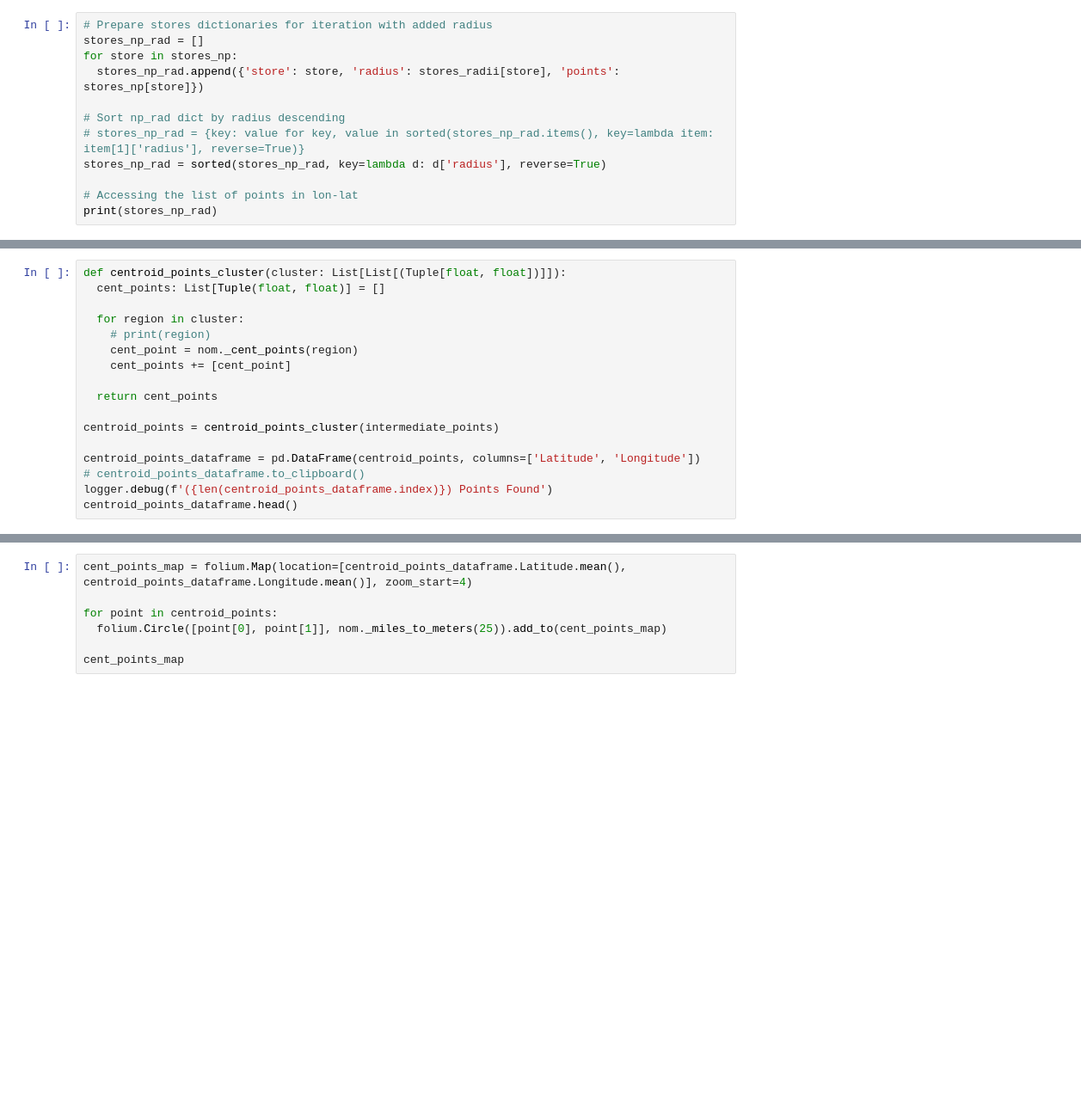
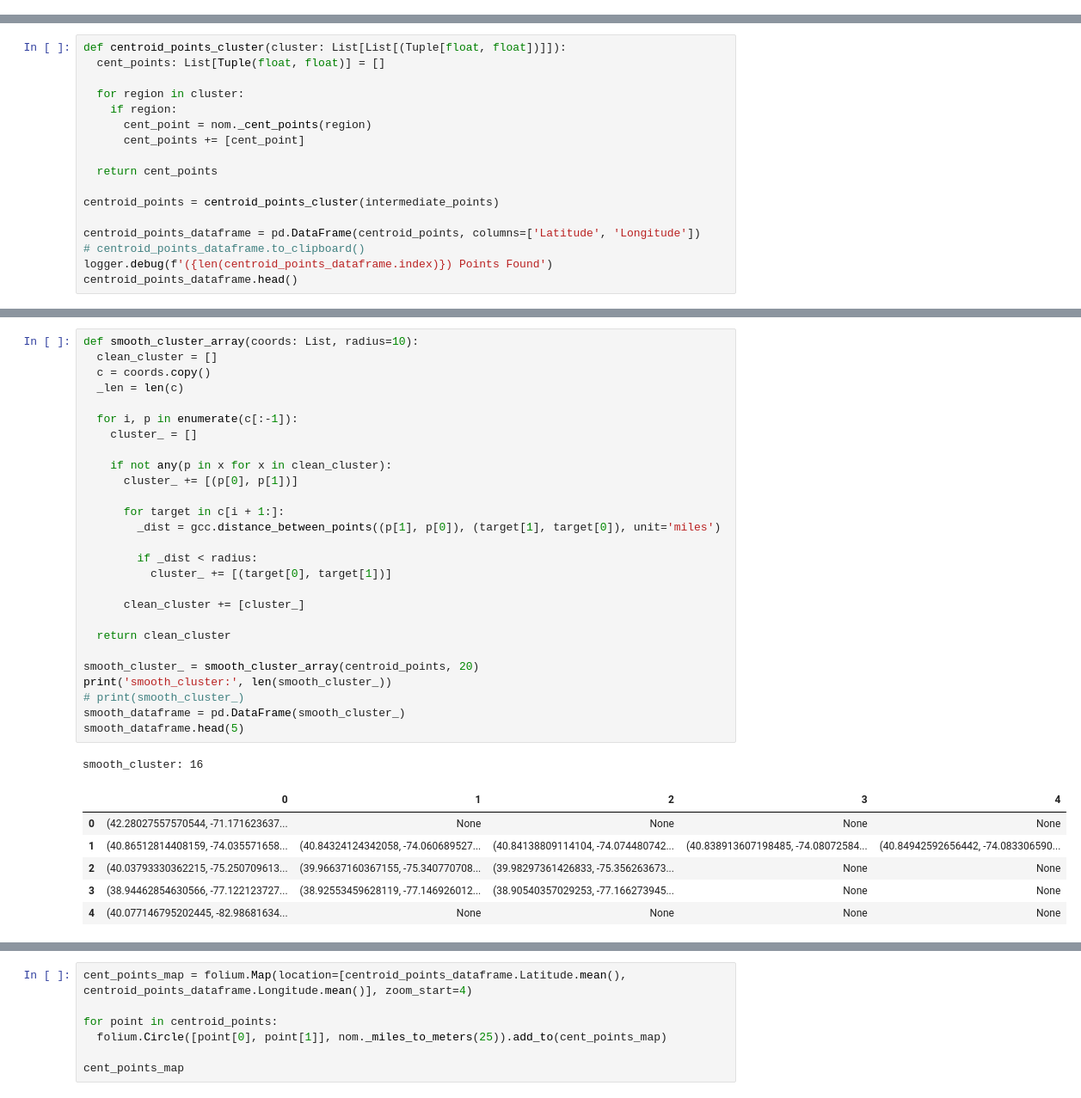
Before and after one commit to voxxtelum/penitent_nomad, a Jupyter notebook: jupyter/nomad_intersections.ipynb, the cells around one changed output, grey strips where cells are left out. Shown at 86% size. Drawn from its saved outputs; the diff is of its cells as text; blank space fills up the shorter version.

```diff
--- a/jupyter/nomad_intersections.ipynb
+++ b/jupyter/nomad_intersections.ipynb
@@ -180,12 +84,0 @@ numpy[Lon, Lat]: stores_np["micro"]
-# %%
-# Prepare stores dictionaries for iteration with added radius
-stores_np_rad = []
-for store in stores_np:
-  stores_np_rad.append({'store': store, 'radius': stores_radii[store], 'points': stores_np[store]})
-
-# Sort np_rad dict by radius descending
-# stores_np_rad = {key: value for key, value in sorted(stores_np_rad.items(), key=lambda item: item[1]['radius'], reverse=True)}
-stores_np_rad = sorted(stores_np_rad, key=lambda d: d['radius'], reverse=True)
-
-# Accessing the list of points in lon-lat
-print(stores_np_rad)
@@ -380,9 +186,9 @@ def centroid_points_cluster(cluster: List[List[(Tuple[float, float])]]):
   cent_points: List[Tuple(float, float)] = []
 
   for region in cluster:
-    # print(region)
-    cent_point = nom._cent_points(region)
-    cent_points += [cent_point]
+    if region:
+      cent_point = nom._cent_points(region)
+      cent_points += [cent_point]
 
   return cent_points
 
@@ -455,0 +224,35 @@ Center  (40.29407402407976, -80.52373596724539)
+# %%
+def smooth_cluster_array(coords: List, radius=10):
+  clean_cluster = []
+  c = coords.copy()
+  _len = len(c)
+
+  for i, p in enumerate(c[:-1]):
+    cluster_ = []
+
+    if not any(p in x for x in clean_cluster):
+      cluster_ += [(p[0], p[1])]
+
+      for target in c[i + 1:]:
+        _dist = gcc.distance_between_points((p[1], p[0]), (target[1], target[0]), unit='miles')
+
+        if _dist < radius:
+          cluster_ += [(target[0], target[1])]
+
+      clean_cluster += [cluster_]
+
+  return clean_cluster
+
+smooth_cluster_ = smooth_cluster_array(centroid_points, 20)
+print('smooth_cluster:', len(smooth_cluster_))
+# print(smooth_cluster_)
+smooth_dataframe = pd.DataFrame(smooth_cluster_)
+smooth_dataframe.head(5)
+# %% [output]
+smooth_cluster: 16
+|  | 0 | 1 | 2 | 3 | 4 |
+| 0 | (42.28027557570544, -71.171623637... | None | None | None | None |
+| 1 | (40.86512814408159, -74.035571658... | (40.84324124342058, -74.060689527... | (40.84138809114104, -74.074480742... | (40.838913607198485, -74.08072584... | (40.84942592656442, -74.083306590... |
+| 2 | (40.03793330362215, -75.250709613... | (39.96637160367155, -75.340770708... | (39.98297361426833, -75.356263673... | None | None |
+| 3 | (38.94462854630566, -77.122123727... | (38.92553459628119, -77.146926012... | (38.90540357029253, -77.166273945... | None | None |
+| 4 | (40.077146795202445, -82.98681634... | None | None | None | None |
```
Also changed, not shown: parts of 18 cells of this notebook, 1 other file.
